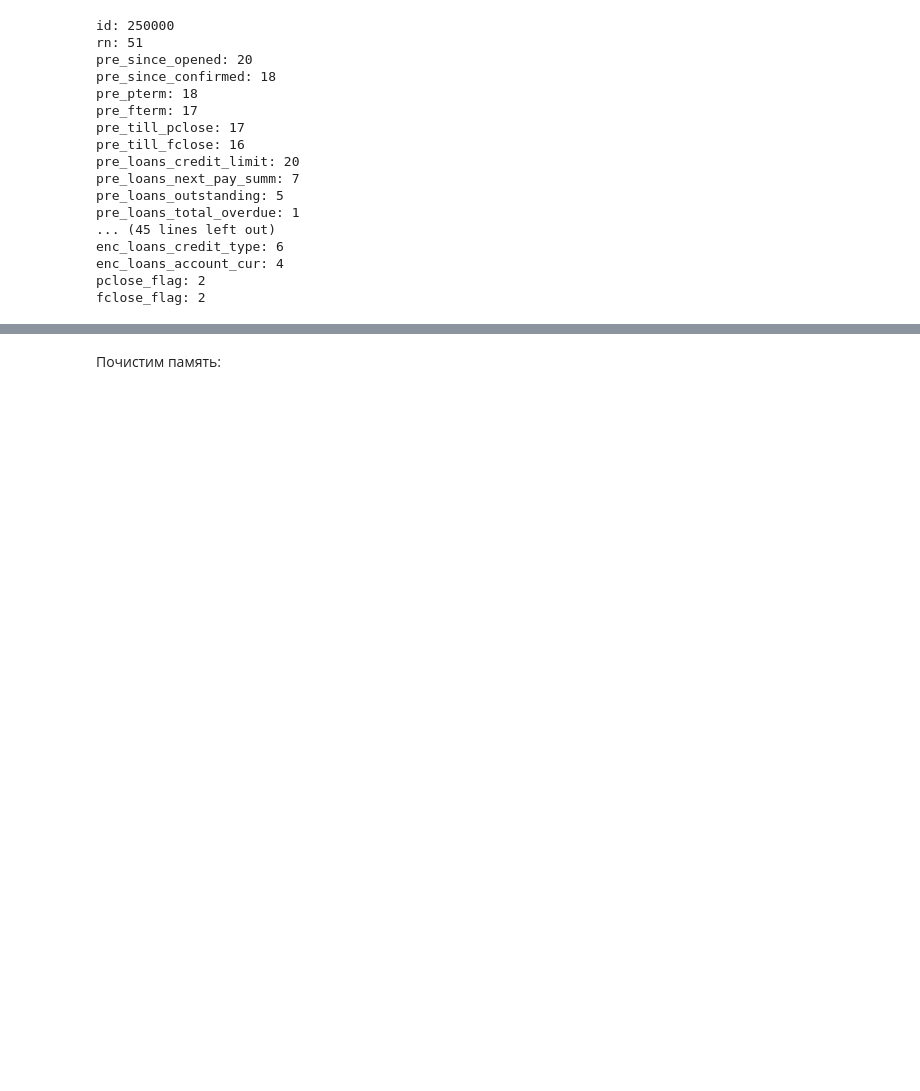
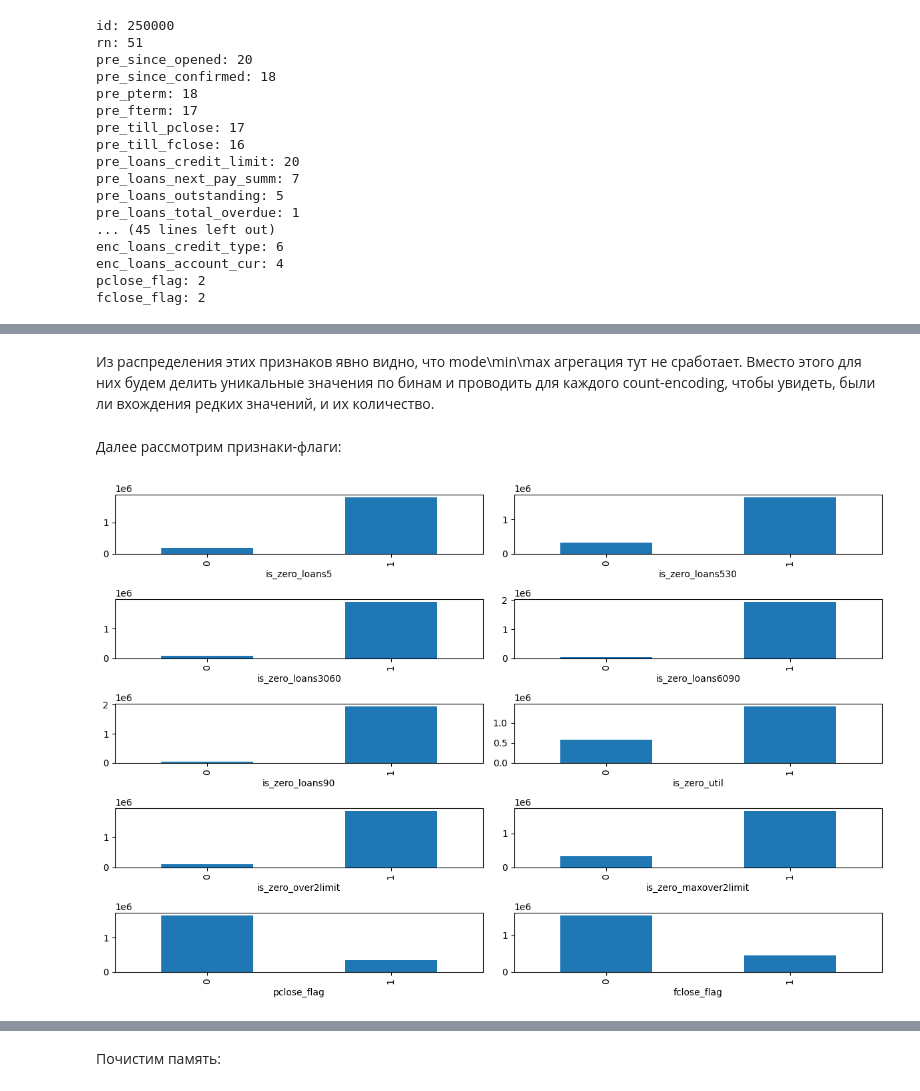
Before and after one commit to CasiCode/credit-scoring, a Jupyter notebook: credit_scoring.ipynb, the cells around one changed output, grey strips where cells are left out. Saved outputs shown, nothing was run; the diff lists cells and outputs as text; code cells hidden in the pictures; blank space fills up the shorter version.

```diff
--- a/credit_scoring.ipynb
+++ b/credit_scoring.ipynb
@@ -148,0 +236,16 @@ fclose_flag: 2
+# %% [markdown]
+Из распределения этих признаков явно видно, что mode\min\max агрегация тут не сработает. Вместо этого для них будем делить уникальные значения по бинам и проводить для каждого count-encoding, чтобы увидеть, были ли вхождения редких значений, и их количество.
+# %% [markdown]
+Далее рассмотрим признаки-флаги:
+# %%
+cols = [
+    'is_zero_loans5', 'is_zero_loans530',
+    'is_zero_loans3060', 'is_zero_loans6090',
+    'is_zero_loans90', 'is_zero_util',
+    'is_zero_over2limit', 'is_zero_maxover2limit',
+    'pclose_flag', 'fclose_flag',
+]
+
+plot_feature_hists(cols, 2, 5, (12, 8))
+# %% [output]
+[figure, added]
```
Also changed, not shown: parts of 31 cells of this notebook.
